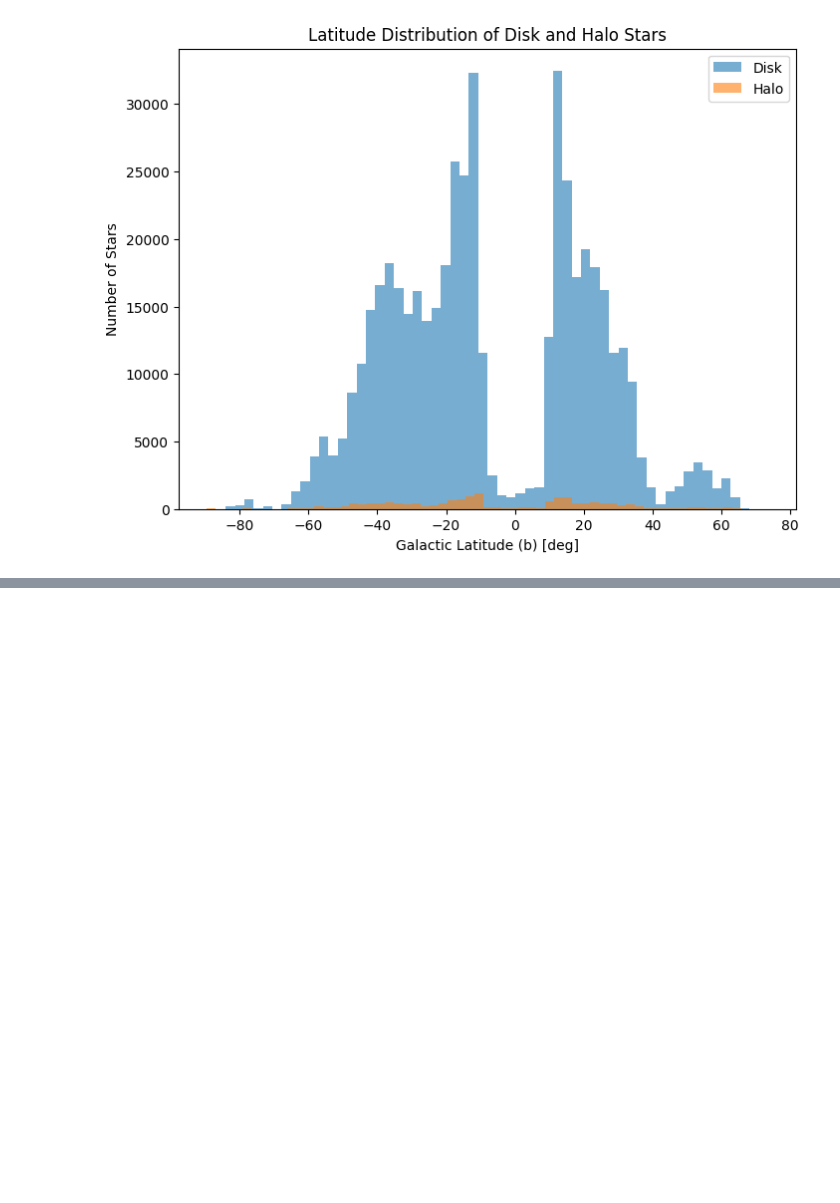
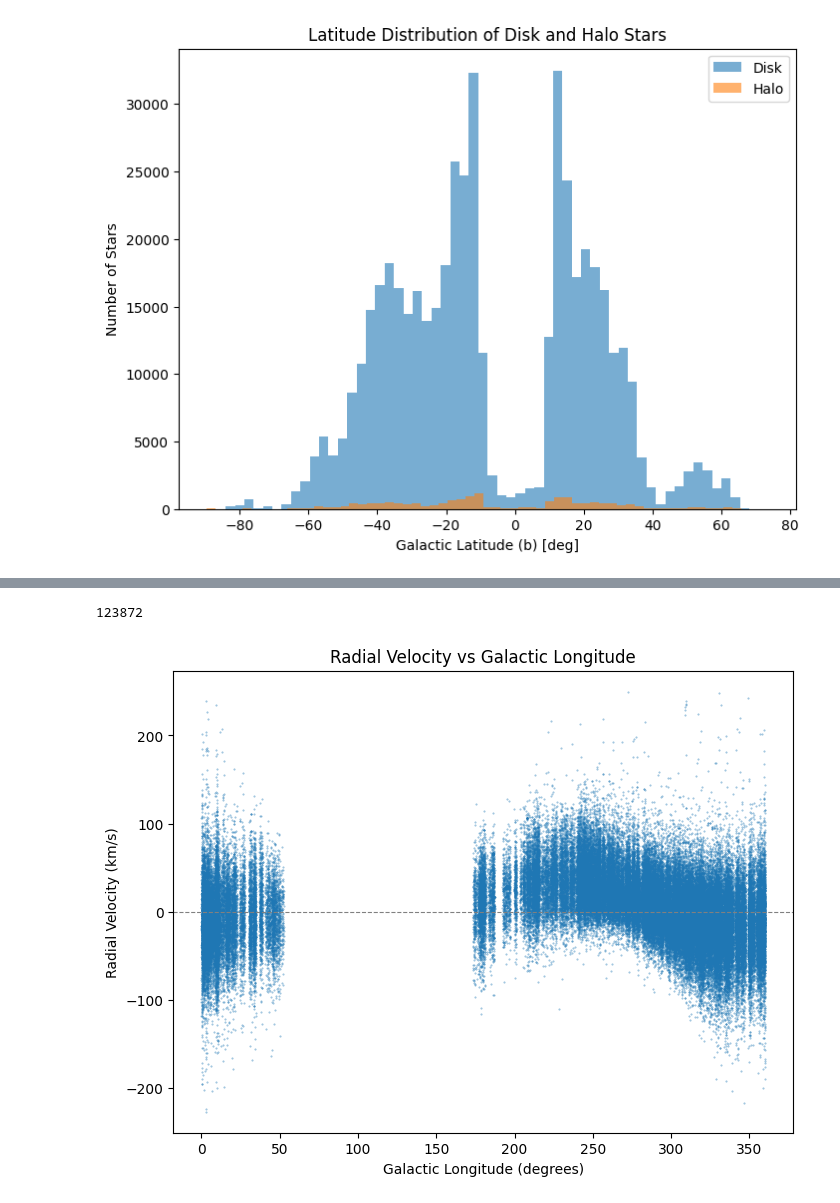
Before and after one commit to AndrewwwC4/PHYS-2116-Computational-Assessment, a Jupyter notebook: analysis.ipynb, the cells around one changed output, grey strips where cells are left out. Drawn from its saved outputs; the diff is of its cells as text; code cells hidden in the pictures; blank space fills up the shorter version.

```diff
--- a/analysis.ipynb
+++ b/analysis.ipynb
@@ -186,0 +201,18 @@ plt.show()
+# %%
+# Forming the Radial velocity vs Galactic Latitude plot for the disk and halo stars to visualize the Milky Way Rotation Curve.
+# We expect the disk stats to show a clear rotation pattern without much scatter points, so for this step we will apply filters to select only the disk stars with high metallicity, low galactic latitude, and reasonable radial velocities to better visualize the rotation curve.
+rot_df = analysis_df[(analysis_df["fe_h"] > -0.5) & (analysis_df["b"].abs() < 15) & (analysis_df["rv_galah"].abs() < 250)].copy()
+print(len(rot_df))
+# %% [output]
+123872
+# %%
+# Plotting the basic scatter radial velocity vs galactic longitude
+plt.figure(figsize=(8,6))
+plt.scatter(rot_df["l"], rot_df["rv_galah"], s=0.2,alpha=0.5)
+plt.xlabel("Galactic Longitude (degrees)")
+plt.ylabel("Radial Velocity (km/s)")
+plt.title("Radial Velocity vs Galactic Longitude")
+plt.axhline(0, color='gray', linestyle='--', linewidth=0.8)
+plt.show()
+# %% [output]
+[figure, added]
```
Also changed, not shown: parts of 2 cells of this notebook.
